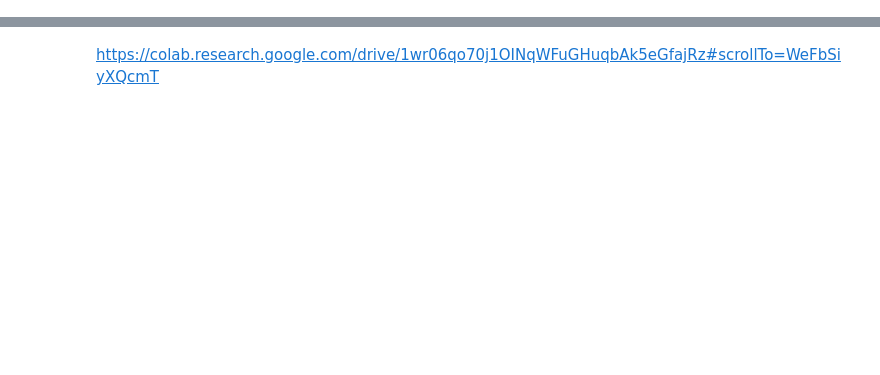
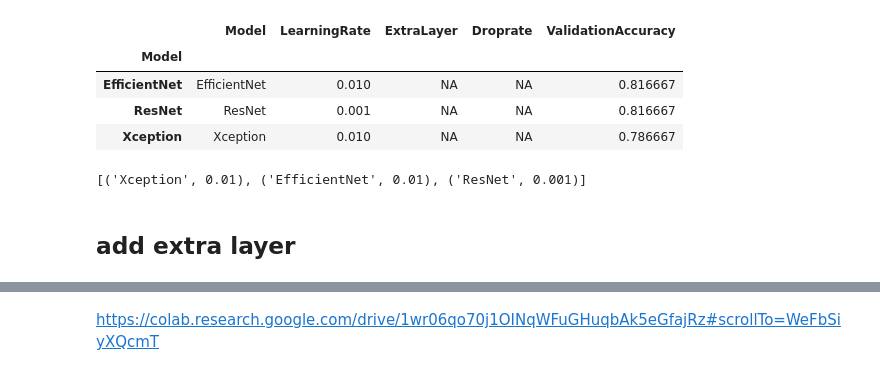
Before and after one commit to el-grudge/mleng-zoomcamp, a Jupyter notebook: capstone_01/capstone_where_am_i.ipynb, the cells around one changed output, grey strips where cells are left out. Drawn from its saved outputs; the diff is of its cells as text; code cells hidden in the pictures; blank space fills up the shorter version.

```diff
--- a/capstone_01/capstone_where_am_i.ipynb
+++ b/capstone_01/capstone_where_am_i.ipynb
@@ -4,0 +342,6 @@
+# %%
+path = './where-am-i/Data'
+fullpath = f'{path}'
+
+train_location = f'{fullpath}/train'
+val_location = f'{fullpath}/Val'
@@ -4,0 +358,32 @@
+# %%
+architectures = ['Xception', 'EfficientNet', 'ResNet']
+scores_dict = {}
+
+# adjusting learning rate
+for lr in [0.001, 0.01, 0.1]:
+  for architecture in architectures:
+    args.model = architecture
+    args.model_args[architecture].learning_rate = lr
+
+    train_dataset = load_dataset(args, train_location)
+    val_dataset = load_dataset(args, val_location)
+    model = create_model(args)
+    print(lr, model)
+
+    checkpoint_format = f"models/{args.model}_lr_{args.model_args[architecture].learning_rate}_\
+    {{epoch:02d}}_{{val_accuracy:.3f}}.h5"
+    checkpoint = keras.callbacks.ModelCheckpoint(
+        checkpoint_format,
+        save_best_only=True,
+        monitor='val_accuracy',
+        mode='max'
+        )
+
+    custom_callback = CustomCallback(args)
+    history = model.model.fit(train_dataset, epochs=args.epochs, validation_data=val_dataset, callbacks=[custom_callback, checkpoint])
+    scores_dict = append_scores(scores_dict, custom_callback.data)
+
+    print()
+    print()
+
+print("the end")
@@ -4,0 +412,9 @@
+# %%
+pd.DataFrame(scores_dict).groupby('Model').\
+apply(lambda x: x.loc[x['ValidationAccuracy'].idxmax()])
+# %% [output]
+|  | Model | LearningRate | ExtraLayer | Droprate | ValidationAccuracy |
+| Model |  |  |  |  |  |
+| EfficientNet | EfficientNet | 0.010 | NA | NA | 0.816667 |
+| ResNet | ResNet | 0.001 | NA | NA | 0.816667 |
+| Xception | Xception | 0.010 | NA | NA | 0.786667 |
@@ -4,0 +428,6 @@
+# %%
+[(architecture, args.model_args[architecture].learning_rate) for architecture in architectures]
+# %% [output]
+[('Xception', 0.01), ('EfficientNet', 0.01), ('ResNet', 0.001)]
+# %% [markdown]
+## add extra layer
```
Also changed, not shown: parts of 76 cells of this notebook.
